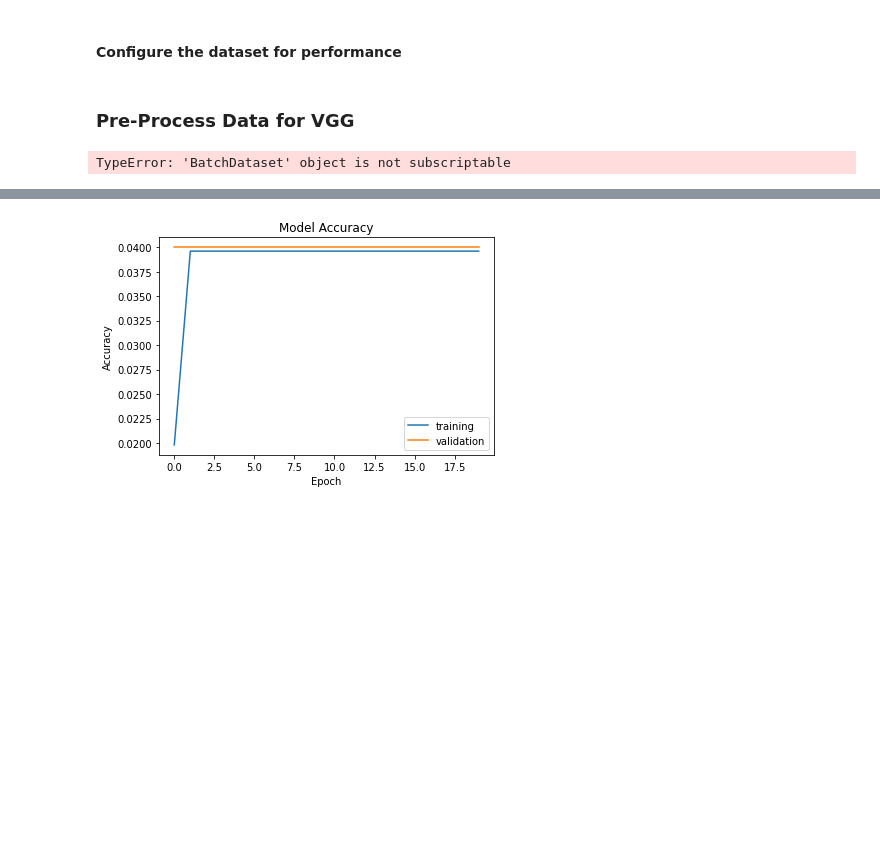
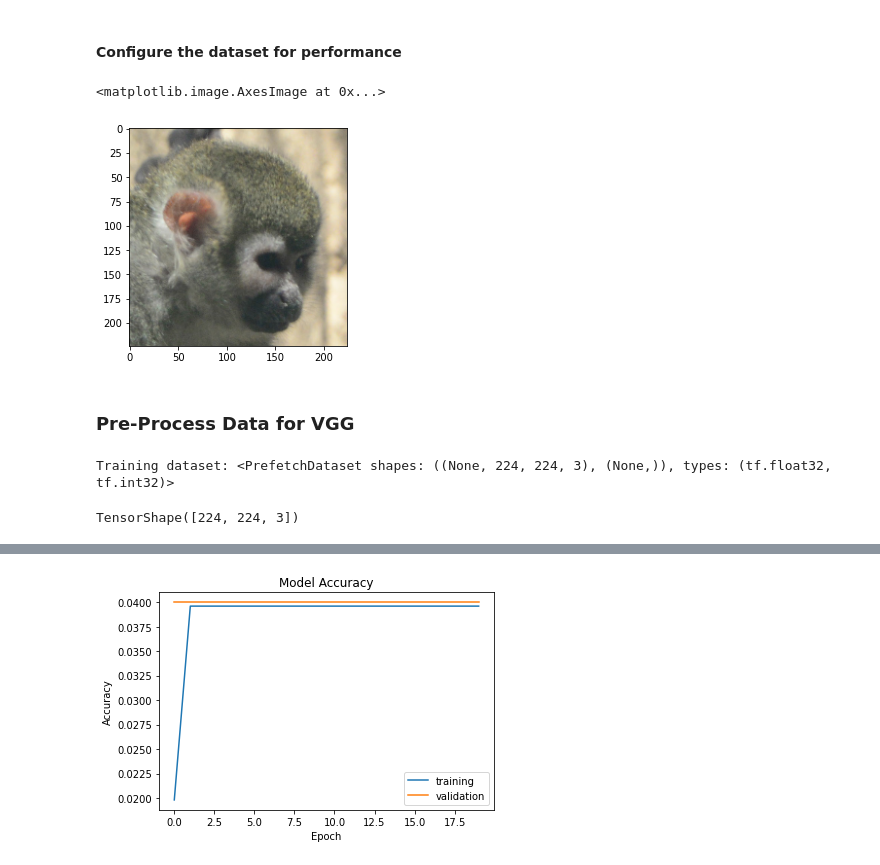
Before and after one commit to acediatic/SquirrelMonkey, a Jupyter notebook: VGG-16.ipynb, the cells around one changed output, grey strips where cells are left out. Saved outputs shown, nothing was run; the diff lists cells and outputs as text; code cells hidden in the pictures; blank space fills up the shorter version.

Commit message:
[feat]: implements VGG-16 with online dataset

```diff
--- a/VGG-16.ipynb
+++ b/VGG-16.ipynb
@@ -72,12 +75,29 @@ AUTOTUNE = tf.data.AUTOTUNE
 
 train_ds = train_ds.cache().prefetch(buffer_size=AUTOTUNE)
 val_ds = val_ds.cache().prefetch(buffer_size=AUTOTUNE)
+# %%
+image_batch, labels_batch = next(iter(train_ds))
+first_image = image_batch[0]
+img = np.array(first_image)
+plt.imshow(img / 255)
+# %% [output]
+<matplotlib.image.AxesImage at 0x...>
+[figure, added]
 # %% [markdown]
 ### Pre-Process Data for VGG
-# %%
-for image_batch, labels_batch in train_ds:
-    # in-place pre-processing of images
-    updated_image_batch = vgg16.preprocess_input(image_batch)
-    train_ds
-# %% [output]
-TypeError: 'BatchDataset' object is not subscriptable
+# %%
+print("Training dataset:", train_ds)
+
+preprocessed_train_ds = train_ds.map(lambda x, y: (vgg16.preprocess_input(x), y))
+preprocessed_val_ds = val_ds.map(lambda x, y: (vgg16.preprocess_input(x), y))
+image_batch, labels_batch = next(iter(preprocessed_train_ds))
+preprocessed_example = image_batch[0]
+nd_array = tf.make_ndarray(tf.make_tensor_proto(first_image))
+img = Image.fromarray(nd_array, 'RGB')
+img.show()
+# %% [output]
+Training dataset: <PrefetchDataset shapes: ((None, 224, 224, 3), (None,)), types: (tf.float32, tf.int32)>
+# %%
+preprocessed_example.shape
+# %% [output]
+TensorShape([224, 224, 3])
```
Also changed, not shown: parts of 8 cells of this notebook.
